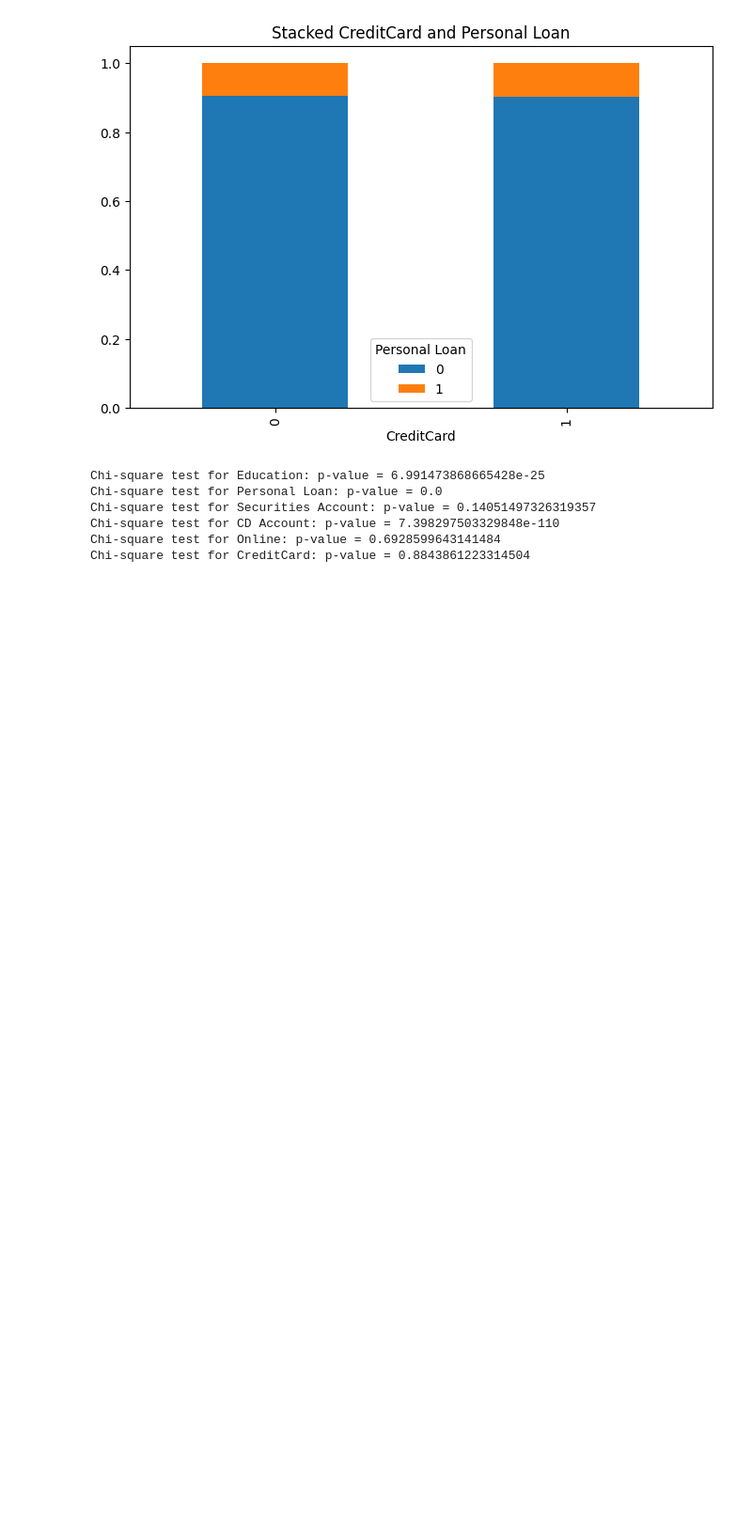
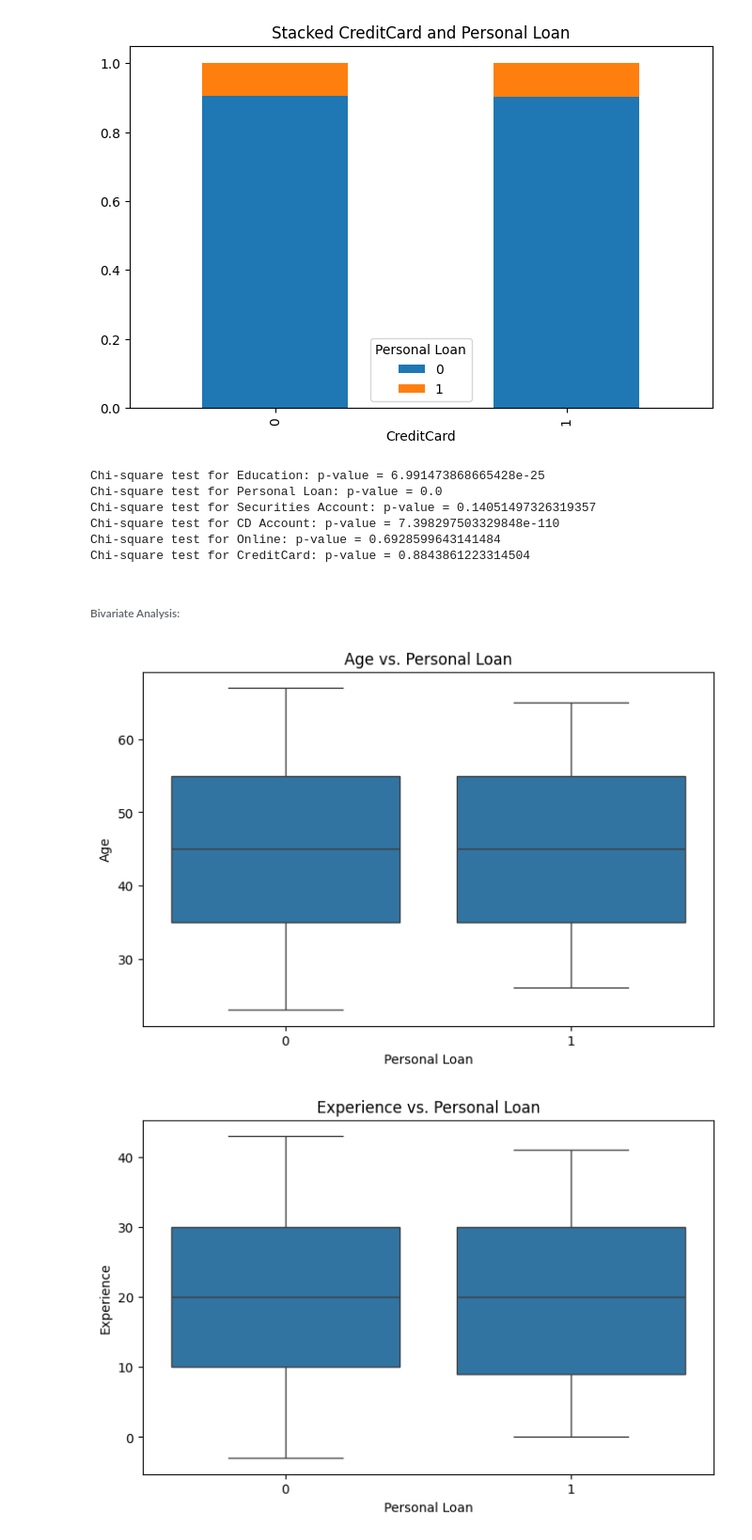
Before and after one commit to madhura-3/Liability-to-Loan-Conversion-Optimization-Project, a Jupyter notebook: Liability_to_Loan_Conversion_Optimization_Project.ipynb, the cells around one changed output. Shown at 94% size. Saved outputs shown, nothing was run; the diff lists cells and outputs as text; code cells hidden in the pictures; blank space fills up the shorter version.

```diff
--- a/Liability_to_Loan_Conversion_Optimization_Project.ipynb
+++ b/Liability_to_Loan_Conversion_Optimization_Project.ipynb
@@ -164,3 +164,23 @@ Chi-square test for Securities Account: p-value = 0.14051497326319357
 Chi-square test for CD Account: p-value = 7.398297503329848e-110
 Chi-square test for Online: p-value = 0.6928599643141484
 Chi-square test for CreditCard: p-value = 0.8843861223314504
+# %% [markdown]
+###### Bivariate Analysis:
+# %%
+# Numerical variables vs. Personal Loan
+numerical_vs_loan = ['Age', 'Experience', 'Income', 'CCAvg', 'Mortgage']
+for feature in numerical_vs_loan:
+    plt.figure(figsize=(8, 5))
+    sns.boxplot(x='Personal Loan', y=feature, data=bank_data_df)
+    plt.title(f'{feature} vs. Personal Loan')
+    plt.show()
+
+# Correlation matrix
+correlation_matrix = bank_data_df.corr()
+plt.figure(figsize=(10, 8))
+sns.heatmap(correlation_matrix, annot=True, cmap='coolwarm', fmt='.2f', linewidths=.5)
+plt.title('Correlation Matrix')
+plt.show()
+# %% [output]
+[figure, added]
+[figure, added]
```
Also changed, not shown: parts of 3 cells of this notebook.
